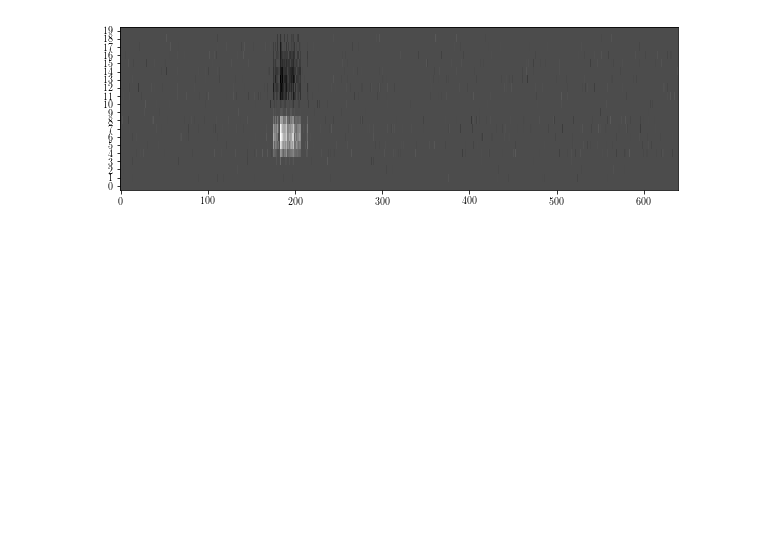
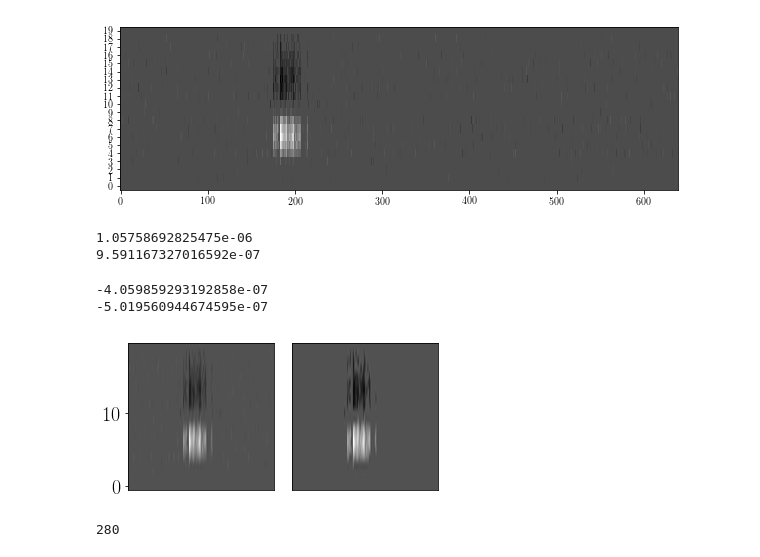
Before and after one commit to pssachdeva/uoi-neuro, a Jupyter notebook: retina_strf/calculate_strf.ipynb, the cells around one changed output. Saved outputs shown, nothing was run; the diff lists cells and outputs as text; code cells hidden in the pictures; blank space fills up the shorter version.

```diff
--- a/retina_strf/calculate_strf.ipynb
+++ b/retina_strf/calculate_strf.ipynb
@@ -67,2 +144,32 @@ plt.show()
 # %% [output]
 [figure]
+# %%
+print(np.max(strf))
+print(np.max(lasso_strf))
+# %% [output]
+1.05758692825475e-06
+9.591167327016592e-07
+# %%
+print(np.min(lasso_strf))
+print(np.min(strf))
+# %% [output]
+-4.059859293192858e-07
+-5.019560944674595e-07
+# %%
+fig, axes = plt.subplots(1, 2, figsize=(5, 2.5))
+axes[0].imshow(lasso_strf, vmin=-5e-07, vmax=1.06e-6, interpolation='spline36')
+axes[1].imshow(strf, vmin=-5e-07, vmax=1.06e-6, interpolation='spline36')
+axes[0].set_xlim([100, 300])
+axes[1].set_xlim([100, 300])
+axes[0].set_aspect('auto')
+axes[1].set_aspect('auto')
+axes[0].set_xticks([])
+axes[1].set_xticks([])
+axes[1].set_yticks([])
+plt.tight_layout()
+# %% [output]
+[figure, added]
+# %%
+np.count_nonzero(strf)
+# %% [output]
+280
```
Also changed, not shown: parts of 15 cells of this notebook, 1 other file.
